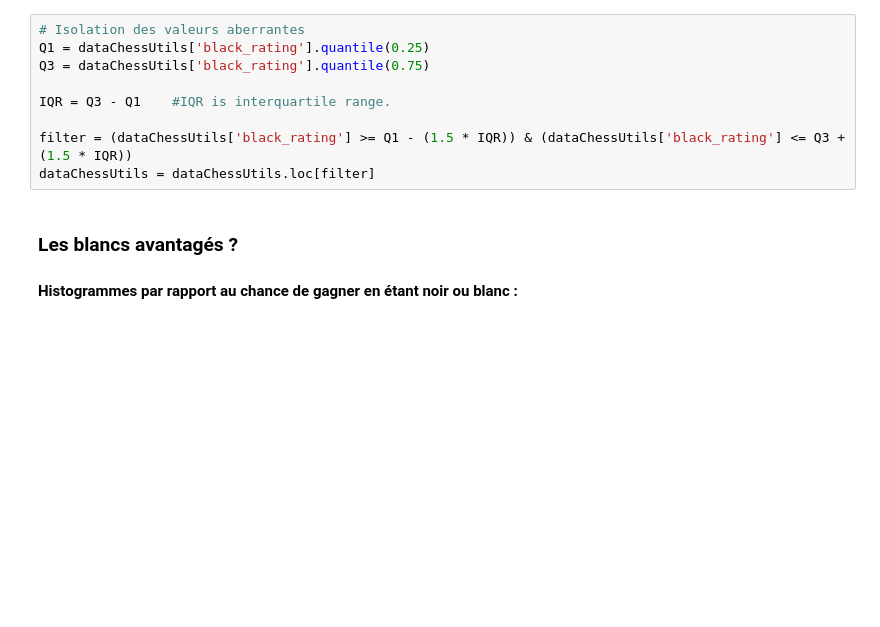
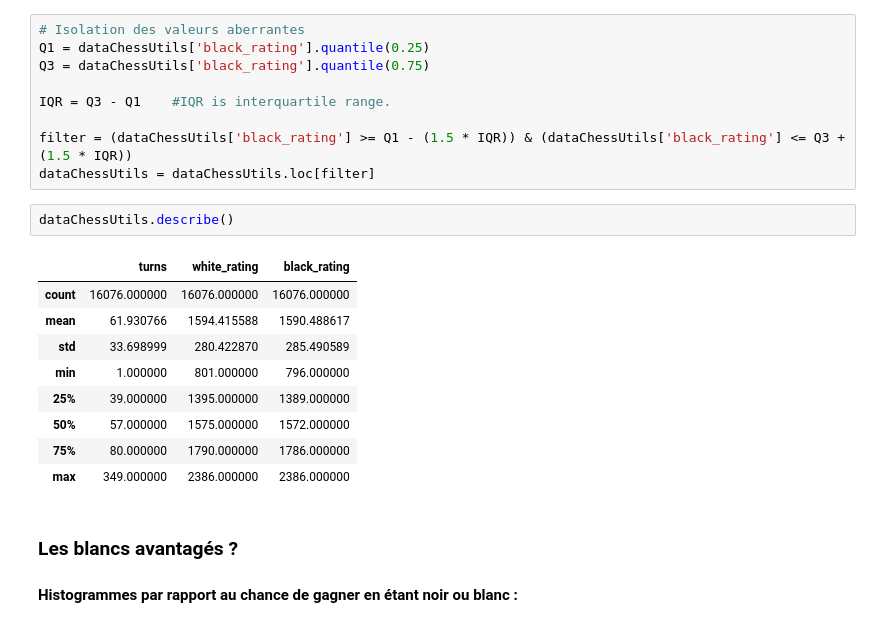
Before and after one commit to BlazingBurn/HitemapythonExo, a Jupyter notebook: analyse donnee/ProjetAnalyseDonneeEchecs.ipynb, the cells around one changed output. Cells and saved outputs as stored; diff of their text form; blank space fills up the shorter version.

```diff
--- a/analyse donnee/ProjetAnalyseDonneeEchecs.ipynb
+++ b/analyse donnee/ProjetAnalyseDonneeEchecs.ipynb
@@ -136,6 +148,18 @@ IQR = Q3 - Q1    #IQR is interquartile range.
 
 filter = (dataChessUtils['black_rating'] >= Q1 - (1.5 * IQR)) & (dataChessUtils['black_rating'] <= Q3 + (1.5 * IQR))
 dataChessUtils = dataChessUtils.loc[filter]
+# %%
+dataChessUtils.describe()
+# %% [output]
+|  | turns | white_rating | black_rating |
+| count | 16076.000000 | 16076.000000 | 16076.000000 |
+| mean | 61.930766 | 1594.415588 | 1590.488617 |
+| std | 33.698999 | 280.422870 | 285.490589 |
+| min | 1.000000 | 801.000000 | 796.000000 |
+| 25% | 39.000000 | 1395.000000 | 1389.000000 |
+| 50% | 57.000000 | 1575.000000 | 1572.000000 |
+| 75% | 80.000000 | 1790.000000 | 1786.000000 |
+| max | 349.000000 | 2386.000000 | 2386.000000 |
 # %% [markdown]
 ### **Les blancs avantagés ?**
 #### **Histogrammes par rapport au chance de gagner en étant noir ou blanc :**
```
Also changed, not shown: parts of 2 cells of this notebook.
